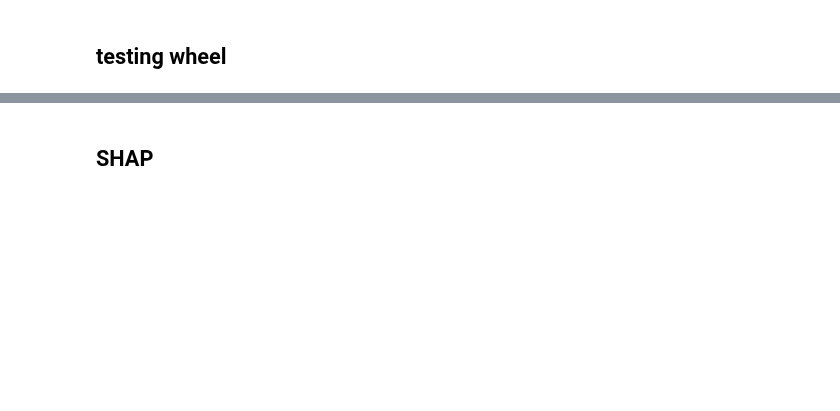
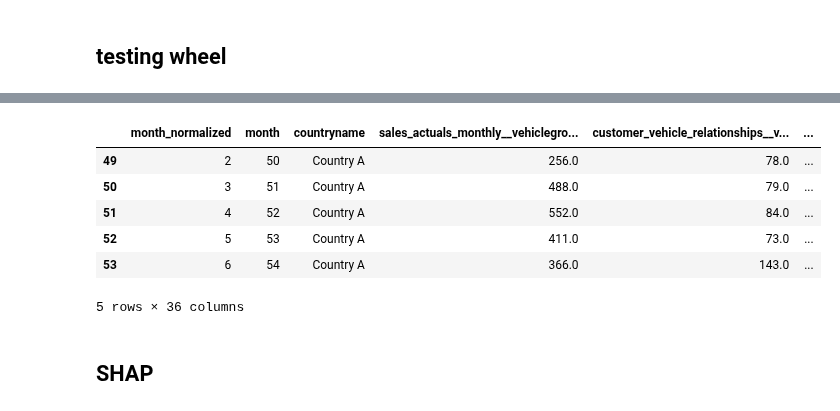
Before and after one commit to zuivu/porsche-forecast-sale, a Jupyter notebook: features.ipynb, the cells around one changed output, grey strips where cells are left out. Cells and saved outputs as stored; diff of their text form; code cells hidden in the pictures; blank space fills up the shorter version.

```diff
--- a/features.ipynb
+++ b/features.ipynb
@@ -73,29 +120,40 @@ NameError: name 'df_internal' is not defined
 # %% [markdown]
 ## testing wheel
 # %%
-checkup_features = [['quota__vehiclegroup01__aq'],['quota__vehiclegroup01__aq']]
+use_all_features = True
+# if false, assign checkup_features here
+checkup_features = ['quota__vehiclegroup01__aq'],['sales_flow_monthly__vehiclegroup01__cp8']
+input_df = X
 
+#methods
 mean_per_month = True
 interpolation_linear = True
 fill_zero = True
 
+if use_all_features:
+    checkup_features = input_df.columns
 for feature in checkup_features:
-    if mean_per_month:
-        # add mean per month
-        # Fill in missing values using the corresponding month values
-        month_means = {}
-        for i in range(len(X)):
-            month = X.iloc[i]['month_normalized']
-            month_values = X.loc[X['month_normalized'] == month, feature[0]]
-            if not month_values.isnull().values.all():
-                month_means[month] = month_values.mean()
+    print(feature)
+    if input_df[feature].isna().any():
+        if mean_per_month:
+            # add mean per month
+            # Fill in missing values using the corresponding month values
+            month_means = {}
+            for i in range(len(input_df)):
+                month = input_df.iloc[i]['month_normalized']
+                month_values = input_df.loc[input_df['month_normalized'] == month, feature]
+                if not month_values.isnull().values.all():
+                    month_means[month] = month_values.mean()
 
-        # Fill in missing values using the corresponding month values
-        X[feature[0]+'_meanbymonth']=X[feature[0]].loc[:].fillna(X['month_normalized'].map(month_means))
+            # Fill in missing values using the corresponding month values
+            input_df[feature+'_meanbymonth']=input_df[feature].loc[:].fillna(input_df['month_normalized'].map(month_means))
 
-    if interpolation_linear:
-        X[feature[0]+'_interpolated_linear']=X[feature[0]].interpolate(method='linear', limit_direction = 'both')
+        if interpolation_linear:
+            input_df[feature+'_interpolated_linear']=input_df[feature].interpolate(method='linear', limit_direction = 'both')
 
-    if fill_zero:
-       X[feature[0]+'_fill_zero']=X[feature[0]].fillna(0)
+        if fill_zero:
+            input_df[feature+'_fill_zero']=input_df[feature].fillna(0)
+
+        input_df.drop(columns=feature, inplace=True)
+output_df = input_df
 # %% [output]
@@ -103,2 +180,12 @@ NameError: name 'X' is not defined
+# %%
+output_df.head()
+# %% [output]
+|  | month_normalized | month | countryname | sales_actuals_monthly__vehiclegro... | customer_vehicle_relationships__v... | ... |
+| 49 | 2 | 50 | Country A | 256.0 | 78.0 | ... |
+| 50 | 3 | 51 | Country A | 488.0 | 79.0 | ... |
+| 51 | 4 | 52 | Country A | 552.0 | 84.0 | ... |
+| 52 | 5 | 53 | Country A | 411.0 | 73.0 | ... |
+| 53 | 6 | 54 | Country A | 366.0 | 143.0 | ... |
+5 rows × 36 columns
 # %% [markdown]
 ## SHAP
```
Also changed, not shown: parts of 7 cells of this notebook.
